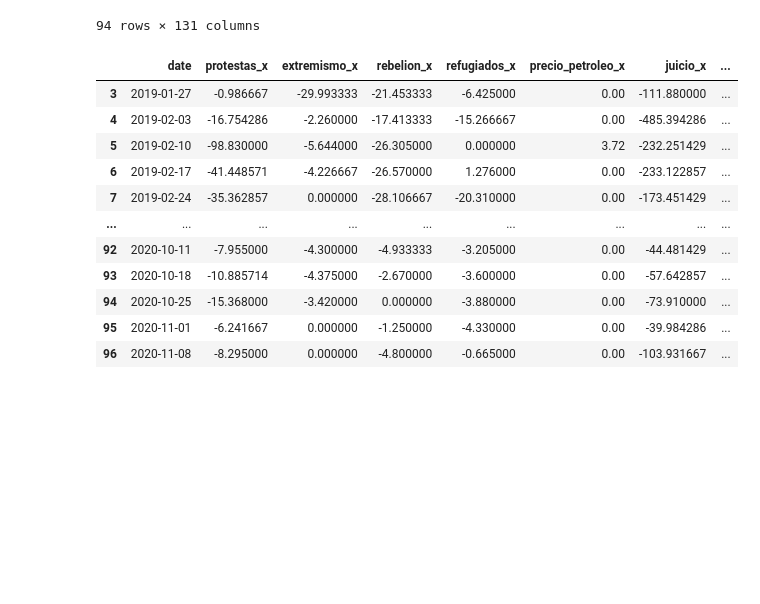
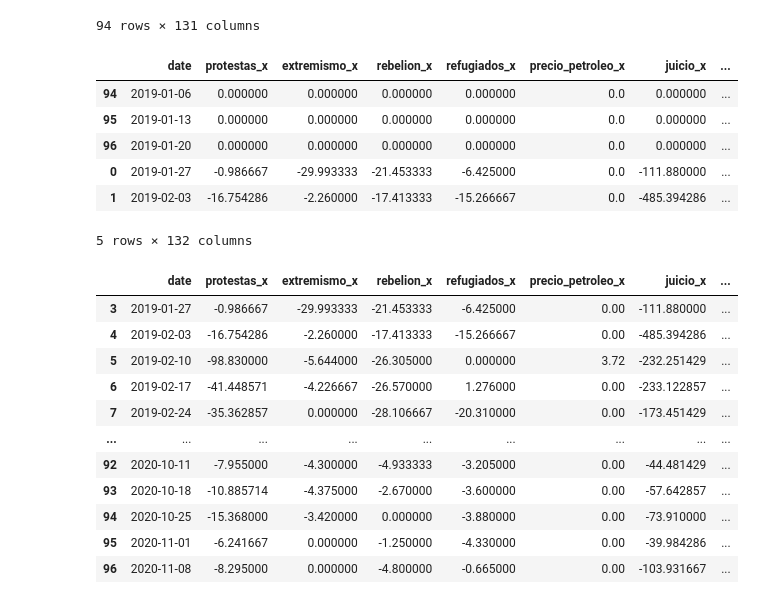
Before and after one commit to albertovpd/automated_ML_regression, a Jupyter notebook: how_to-2-processing_raw_dataset.ipynb, the cells around one changed output. Saved outputs shown, nothing was run; the diff lists cells and outputs as text; code cells hidden in the pictures; blank space fills up the shorter version.

```diff
--- a/exploration-processing_dataset.ipynb
+++ b/how_to-2-processing_raw_dataset.ipynb
@@ -128 +126,12 @@ df.reset_index(drop=True,inplace=True)
+# %%
+# great, everything but "unemployment" has been moved 3 weeks ahead
+df.head()
+# %% [output]
+|  | date | protestas_x | extremismo_x | rebelion_x | refugiados_x | precio_petroleo_x | juicio_x | ... |
+| 94 | 2019-01-06 | 0.000000 | 0.000000 | 0.000000 | 0.000000 | 0.0 | 0.000000 | ... |
+| 95 | 2019-01-13 | 0.000000 | 0.000000 | 0.000000 | 0.000000 | 0.0 | 0.000000 | ... |
+| 96 | 2019-01-20 | 0.000000 | 0.000000 | 0.000000 | 0.000000 | 0.0 | 0.000000 | ... |
+| 0 | 2019-01-27 | -0.986667 | -29.993333 | -21.453333 | -6.425000 | 0.0 | -111.880000 | ... |
+| 1 | 2019-02-03 | -16.754286 | -2.260000 | -17.413333 | -15.266667 | 0.0 | -485.394286 | ... |
+5 rows × 132 columns
 # %%
```
Also changed, not shown: parts of 4 cells of this notebook.
